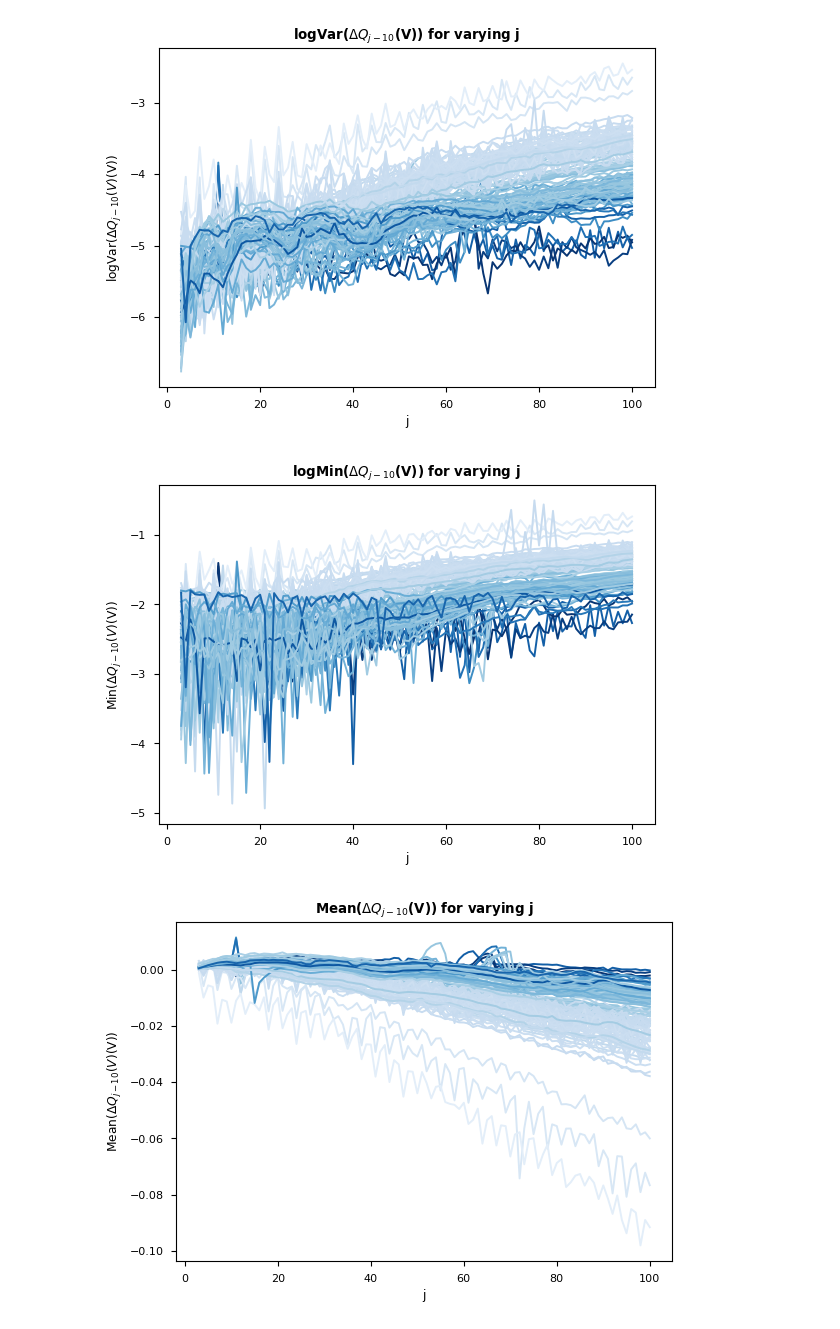
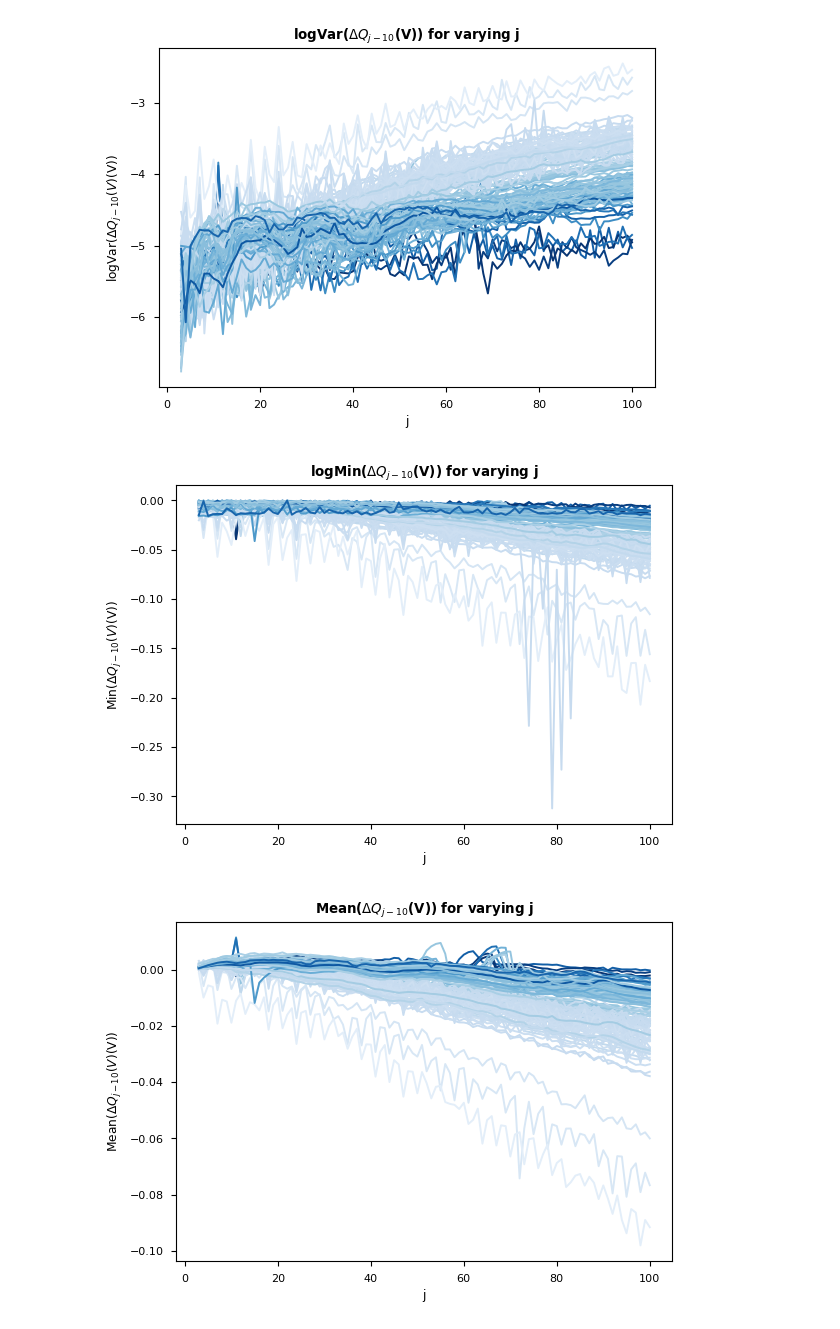
Before and after one commit to nathan99sun/HybridPred, a Jupyter notebook: cleaning/DeltaQ_Timeseries.ipynb, the cells around one changed output. Drawn from its saved outputs; the diff is of its cells as text; code cells hidden in the pictures.

```diff
--- a/cleaning/DeltaQ_Timeseries.ipynb
+++ b/cleaning/DeltaQ_Timeseries.ipynb
@@ -155,7 +155,7 @@ def get_skew(id,cs_1,cs_2):
 def get_kurt(id,cs_1,cs_2):
     return scipy.stats.kurtosis(cs_2(xs) - cs_1(xs))
 # %%
-id = "b1c3"
+id = "b3c26"
 fig,axs=plt.subplots(nrows=10,ncols=10,figsize=(20,20))
 for i in range(2,100,1):
     ax = axs[int(i/10)][i%10]
@@ -176,8 +176,9 @@ for id in bat_dict.keys():
     logVars = []
     mins = []
     means = []
-    temp_max = []
-    temp_var = []
+    temp_maxs = []
+    temp_vars = []
+    deltaIRs = []
     #skews = []
     #kurts = []
     cs_1 = interpolate_spline_cycle(id,"2")
@@ -192,12 +193,21 @@ for id in bat_dict.keys():
             ts_2 = interpolate_spline_temp(id,str(j))
         var = get_var(id,cs_1,cs_2)
         logVars.append(var)
+
         min = get_min(id,cs_1,cs_2)
         mins.append(min)
+
         mean = get_mean(id,cs_1,cs_2)
         means.append(mean)
-        temp_max.append(bat_dict[id]["summary"]["Tmax"][j]-bat_dict[id]["summary"]["Tmax"][2])
-        temp_var.append(get_var(id,ts_1,ts_2))
+
+        temp_max = bat_dict[id]["summary"]["Tmax"][j]-bat_dict[id]["summary"]["Tmax"][2]
+        temp_maxs.append(temp_max)
+
+        temp_var = get_var(id,ts_1,ts_2)
+        temp_vars.append(temp_var)
+
+        deltaIR = bat_dict[id]["summary"]["IR"][j]-bat_dict[id]["summary"]["IR"][2]
+        deltaIRs.append(deltaIR)
         #skew = get_skew(id,cs_1,cs_2)
         #skews.append(skew)
         #kurt = get_kurt(id,cs_1,cs_2)
@@ -205,8 +215,9 @@ for id in bat_dict.keys():
     feature_dict[id]["DeltaQ_logVars"] = np.array(logVars)
     feature_dict[id]["DeltaQ_mins"] = np.array(mins)
     feature_dict[id]["DeltaQ_means"] = np.array(means)
-    feature_dict[id]["DeltaTmax"] = np.array(temp_max)
-    feature_dict[id]["DeltaT_logVars"] = np.array(temp_var)
+    feature_dict[id]["DeltaT_max"] = np.array(temp_maxs)
+    feature_dict[id]["DeltaT_logVars"] = np.array(temp_vars)
+    feature_dict[id]["DeltaIR"] = np.array(deltaIRs)
     #feature_dict[id]["DeltaQ_skews"] = np.array(skews)
     #feature_dict[id]["DeltaQ_kurts"] = np.array(kurts)
 # %%
@@ -230,16 +241,17 @@ for id in bat_dict.keys():
 # %%
 fig,ax=plt.subplots()
 colors = plt.cm.Blues(np.linspace(0.1,1,len(bat_dict.keys())))
 for id in bat_dict.keys():
     ix = int(len(colors)*(feature_dict[id]['cycle_life']-150)/(2300-150))
-    y = np.log10(-feature_dict[id]['DeltaQ_mins'])
+    #y = np.log10(-feature_dict[id]['DeltaQ_mins'])
+    y = feature_dict[id]['DeltaQ_mins']
     #y = gaussian_filter(y,sigma=2)
     ax.plot(x,y,color=colors[ix])
     ax.set_title("logMin($\Delta Q_{j-10}$(V)) for varying j",fontweight='bold')
     ax.set_xlabel("j")
     ax.set_ylabel("Min($\Delta Q_{j-10}(V)$(V))")
 # %% [output]
-[figure, old version]
+[figure, new version]
 # %%
 fig,ax=plt.subplots()
 colors = plt.cm.Blues(np.linspace(0.1,1,len(bat_dict.keys())))
```
Also changed, not shown: parts of 4 cells of this notebook, 1 other file.
